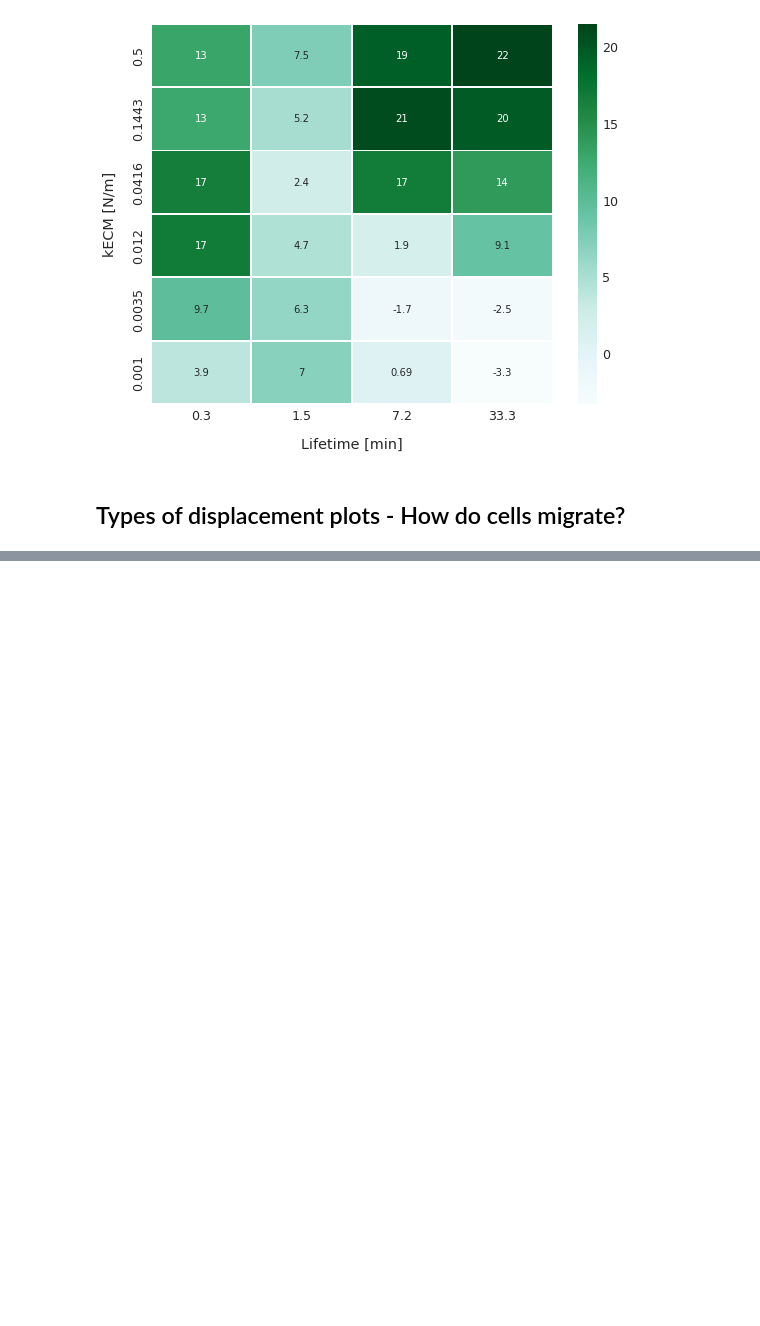
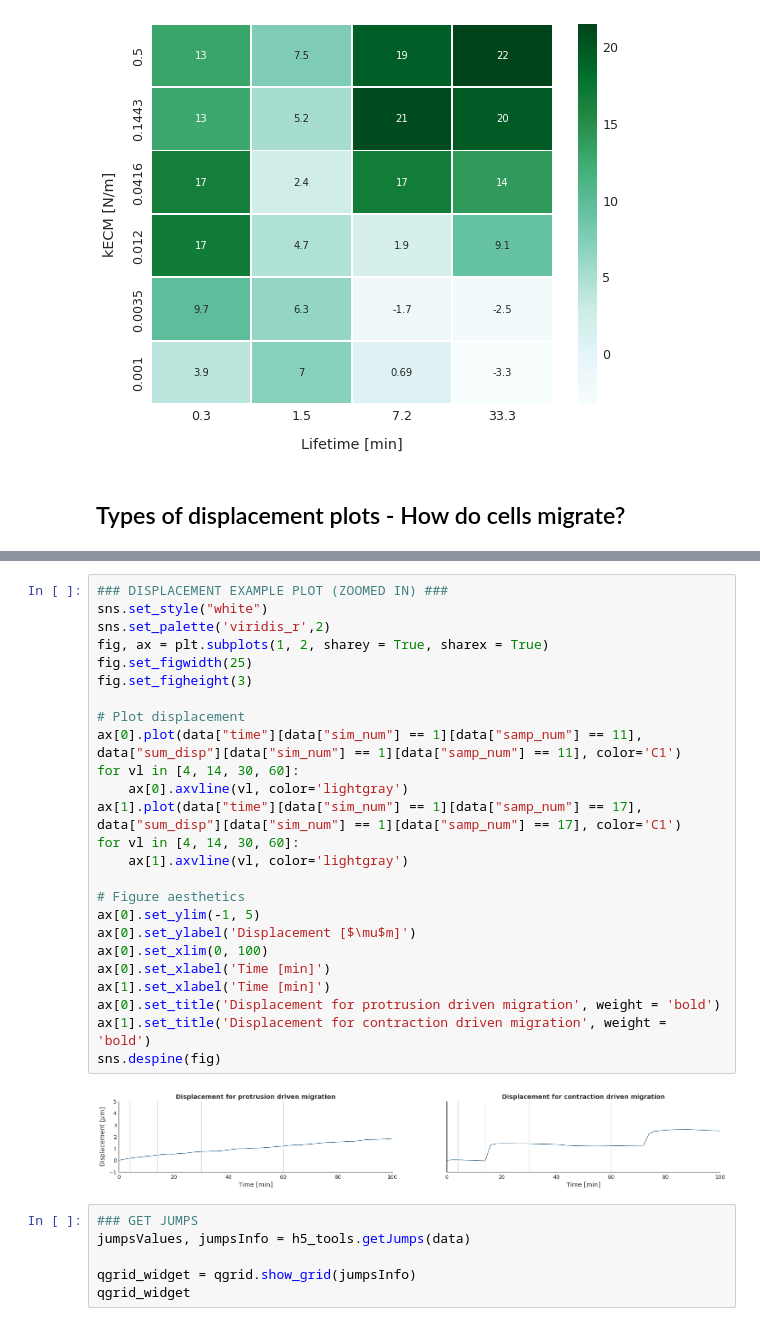
Before and after one commit to IGGoncalves/FinalScripts_MScThesis, a Jupyter notebook: General_Notebook.ipynb, the cells around one changed output, grey strips where cells are left out. Drawn from its saved outputs; the diff is of its cells as text; blank space fills up the shorter version.

```diff
--- a/General_Notebook.ipynb
+++ b/General_Notebook.ipynb
@@ -100,0 +129,33 @@ h5_tools.plotMetricHeatMap('final_disp', data, params)
+# %%
+### DISPLACEMENT EXAMPLE PLOT (ZOOMED IN) ###
+sns.set_style("white")
+sns.set_palette('viridis_r',2)
+fig, ax = plt.subplots(1, 2, sharey = True, sharex = True)
+fig.set_figwidth(25)
+fig.set_figheight(3)
+
+# Plot displacement
+ax[0].plot(data["time"][data["sim_num"] == 1][data["samp_num"] == 11], data["sum_disp"][data["sim_num"] == 1][data["samp_num"] == 11], color='C1')
+for vl in [4, 14, 30, 60]:
+    ax[0].axvline(vl, color='lightgray')
+ax[1].plot(data["time"][data["sim_num"] == 1][data["samp_num"] == 17], data["sum_disp"][data["sim_num"] == 1][data["samp_num"] == 17], color='C1')
+for vl in [4, 14, 30, 60]:
+    ax[1].axvline(vl, color='lightgray')
+
+# Figure aesthetics
+ax[0].set_ylim(-1, 5)
+ax[0].set_ylabel('Displacement [$\mu$m]')
+ax[0].set_xlim(0, 100)
+ax[0].set_xlabel('Time [min]')
+ax[1].set_xlabel('Time [min]')
+ax[0].set_title('Displacement for protrusion driven migration', weight = 'bold')
+ax[1].set_title('Displacement for contraction driven migration', weight = 'bold')
+sns.despine(fig)
+# %% [output]
+[figure, added]
+# %%
+### GET JUMPS
+jumpsValues, jumpsInfo = h5_tools.getJumps(data)
+
+qgrid_widget = qgrid.show_grid(jumpsInfo)
+qgrid_widget
```
Also changed, not shown: parts of 10 cells of this notebook, 2 other files.
